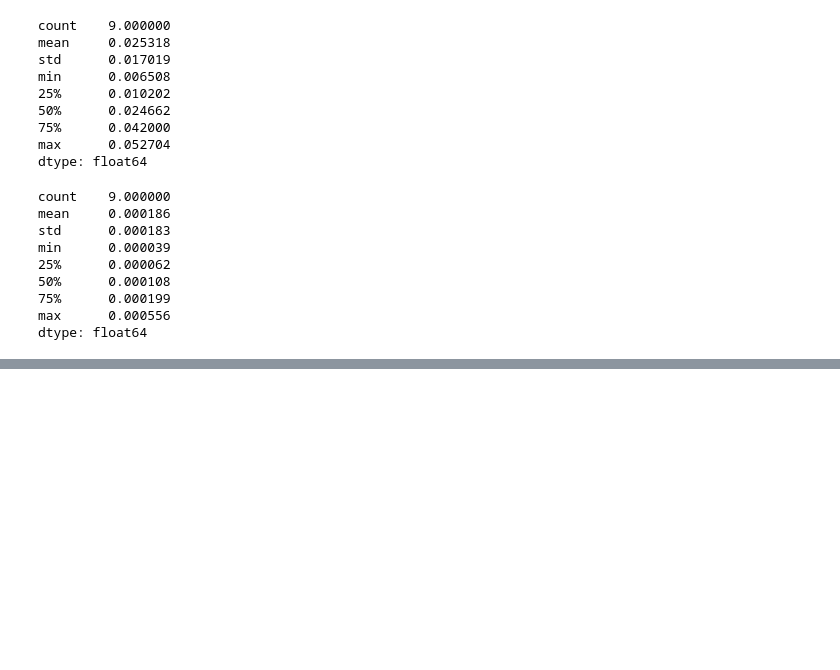
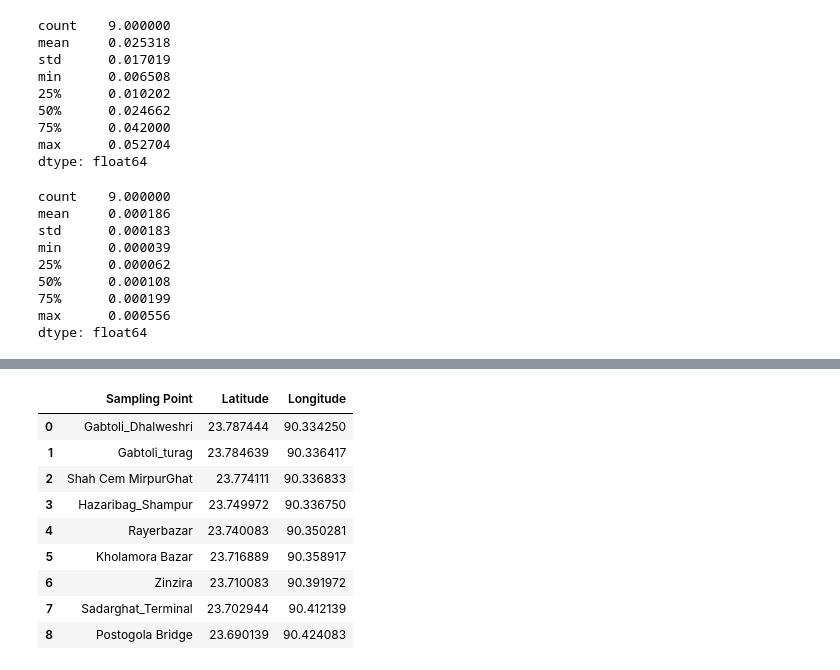
Before and after one commit to rakibhhridoy/OnGoingStudy, a Jupyter notebook: Buriganga/HRA.ipynb, the cells around one changed output, grey strips where cells are left out. Saved outputs shown, nothing was run; the diff lists cells and outputs as text; code cells hidden in the pictures; blank space fills up the shorter version.

```diff
--- a/Buriganga/HRA.ipynb
+++ b/Buriganga/HRA.ipynb
@@ -1845,0 +1865,13 @@ dtype: float64
+# %%
+coord
+# %% [output]
+|  | Sampling Point | Latitude | Longitude |
+| 0 | Gabtoli_Dhalweshri | 23.787444 | 90.334250 |
+| 1 | Gabtoli_turag | 23.784639 | 90.336417 |
+| 2 | Shah Cem MirpurGhat | 23.774111 | 90.336833 |
+| 3 | Hazaribag_Shampur | 23.749972 | 90.336750 |
+| 4 | Rayerbazar | 23.740083 | 90.350281 |
+| 5 | Kholamora Bazar | 23.716889 | 90.358917 |
+| 6 | Zinzira | 23.710083 | 90.391972 |
+| 7 | Sadarghat_Terminal | 23.702944 | 90.412139 |
+| 8 | Postogola Bridge | 23.690139 | 90.424083 |
```
Also changed, not shown: parts of 11 cells of this notebook, 2 other files.
